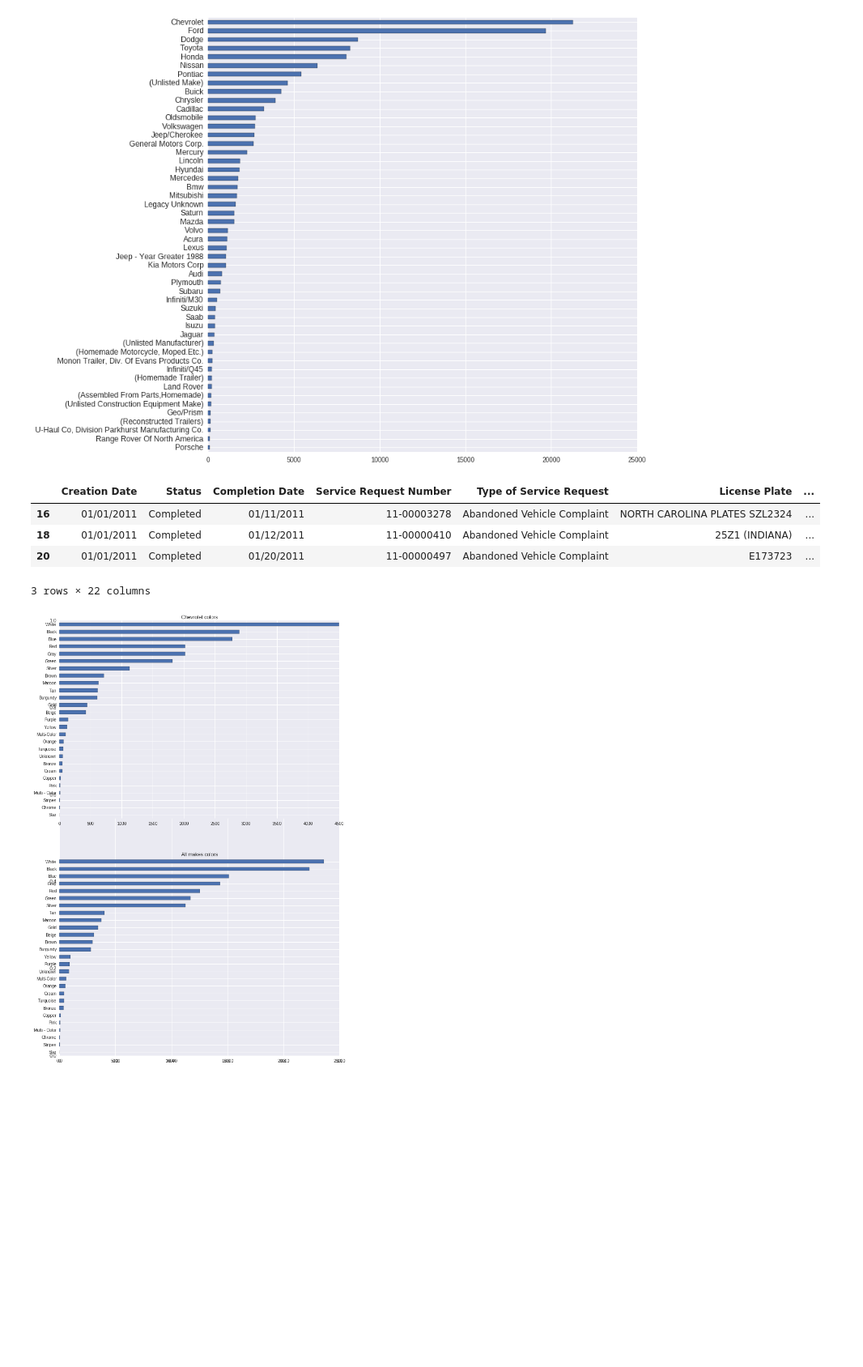
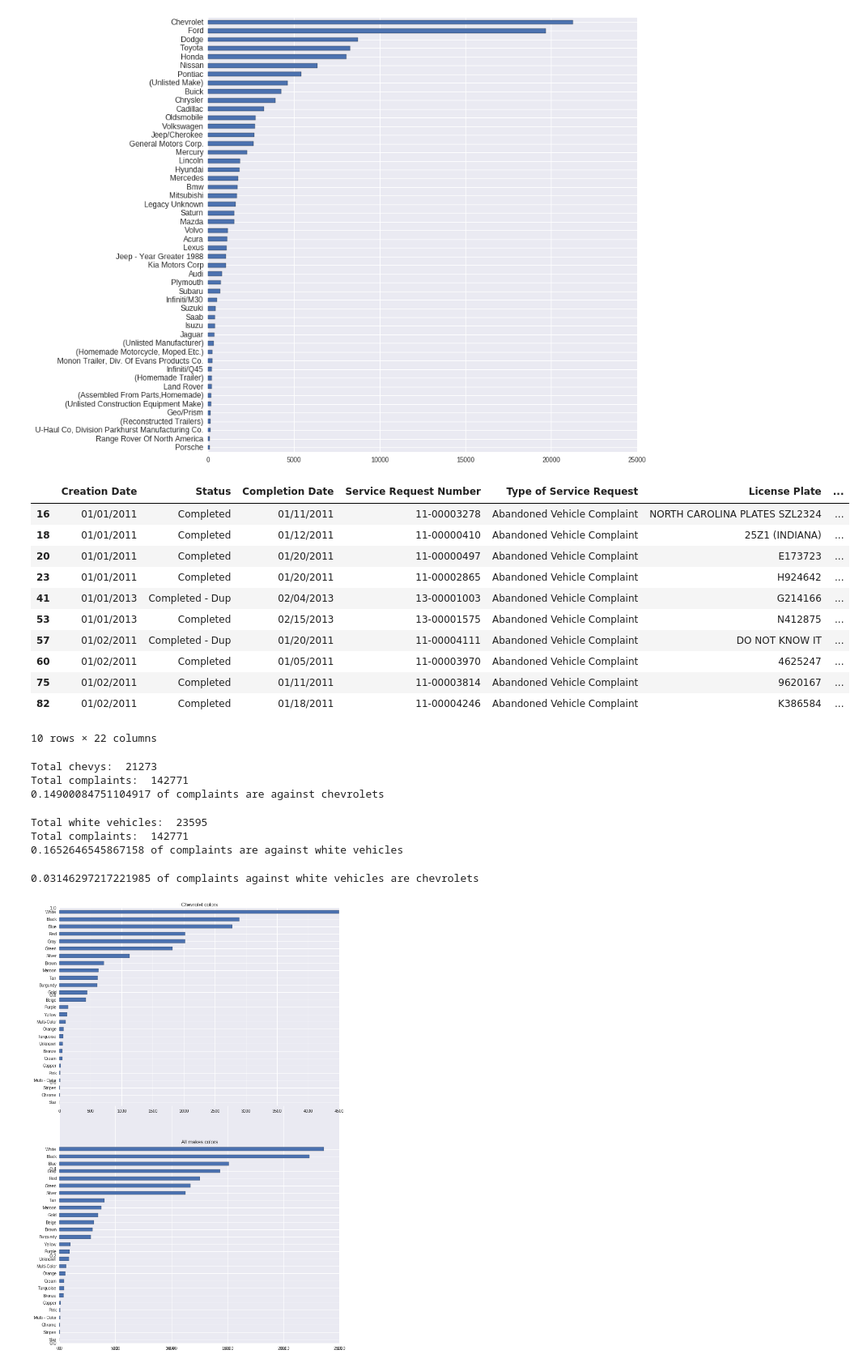
Before and after one commit to bodowd/Chicago_311_abandoned_vehicles, a Jupyter notebook: Chicago abandoned vehicle complaints .ipynb, the cells around one changed output. Shown: that part at 81% size. Drawn from its saved outputs; the diff is of its cells as text; code cells hidden in the pictures; blank space fills up the shorter version.

```diff
--- a/Chicago abandoned vehicle complaints .ipynb
+++ b/Chicago abandoned vehicle complaints .ipynb
@@ -45,13 +59,62 @@ makes_of_vehicles_counts[0:50].plot.barh()
 plt.gca().invert_yaxis()
 # %% [output]
 [figure]
-# %%
-# select only Chevrolet complaints
-chevrolet_complaints = df[df['Vehicle Make/Model'] == "Chevrolet"]
-# %% [output]
-|  | Creation Date | Status | Completion Date | Service Request Number | Type of Service Request | License Plate | ... |
-| 16 | 01/01/2011 | Completed | 01/11/2011 | 11-00003278 | Abandoned Vehicle Complaint | NORTH CAROLINA PLATES SZL2324 | ... |
-| 18 | 01/01/2011 | Completed | 01/12/2011 | 11-00000410 | Abandoned Vehicle Complaint | 25Z1 (INDIANA) | ... |
-| 20 | 01/01/2011 | Completed | 01/20/2011 | 11-00000497 | Abandoned Vehicle Complaint | E173723 | ... |
-3 rows × 22 columns
+# %%
+# select only Chevrolet complaints
+chevrolet_complaints = makes_of_vehicles == "Chevrolet"
+
+# select white vehicles
+white_vehicles = df['Vehicle Color'] == "White"
+
+# select white chevrolets
+white_chevrolets = df[chevrolet_complaints & white_vehicles]
+
+# white_chevrolets[:10]
+
+df[chevrolet_complaints][:10]
+# %% [output]
+|  | Creation Date | Status | Completion Date | Service Request Number | Type of Service Request | License Plate | ... |
+| 16 | 01/01/2011 | Completed | 01/11/2011 | 11-00003278 | Abandoned Vehicle Complaint | NORTH CAROLINA PLATES SZL2324 | ... |
+| 18 | 01/01/2011 | Completed | 01/12/2011 | 11-00000410 | Abandoned Vehicle Complaint | 25Z1 (INDIANA) | ... |
+| 20 | 01/01/2011 | Completed | 01/20/2011 | 11-00000497 | Abandoned Vehicle Complaint | E173723 | ... |
+| 23 | 01/01/2011 | Completed | 01/20/2011 | 11-00002865 | Abandoned Vehicle Complaint | H924642 | ... |
+| 41 | 01/01/2013 | Completed - Dup | 02/04/2013 | 13-00001003 | Abandoned Vehicle Complaint | G214166 | ... |
+| 53 | 01/01/2013 | Completed | 02/15/2013 | 13-00001575 | Abandoned Vehicle Complaint | N412875 | ... |
+| 57 | 01/02/2011 | Completed - Dup | 01/20/2011 | 11-00004111 | Abandoned Vehicle Complaint | DO NOT KNOW IT | ... |
+| 60 | 01/02/2011 | Completed | 01/05/2011 | 11-00003970 | Abandoned Vehicle Complaint | 4625247 | ... |
+| 75 | 01/02/2011 | Completed | 01/11/2011 | 11-00003814 | Abandoned Vehicle Complaint | 9620167 | ... |
+| 82 | 01/02/2011 | Completed | 01/18/2011 | 11-00004246 | Abandoned Vehicle Complaint | K386584 | ... |
+10 rows × 22 columns
+# %%
+num_of_chevrolets = len(df[chevrolet_complaints])
+
+proportion_all_chevrolets = num_of_chevrolets/len(df)
+
+print('Total chevys: ' , num_of_chevrolets)
+print('Total complaints: ', len(df))
+
+print('{} of complaints are against chevrolets'.format(proportion_all_chevrolets))
+# %% [output]
+Total chevys:  21273
+Total complaints:  142771
+0.14900084751104917 of complaints are against chevrolets
+# %%
+num_of_white_vehicles = len(df[white_vehicles])
+
+proportion_of_white_vehicles = num_of_white_vehicles/len(df)
+
+print('Total white vehicles: ', num_of_white_vehicles)
+print('Total complaints: ', len(df))
+print('{} of complaints are against white vehicles'.format(proportion_of_white_vehicles))
+# %% [output]
+Total white vehicles:  23595
+Total complaints:  142771
+0.1652646545867158 of complaints are against white vehicles
+# %%
+num_of_white_chevrolets = len(white_chevrolets)
+num_of_white_vehicles_total = len(white_vehicles)
+proportion_white_chevrolets = num_of_white_chevrolets/num_of_white_vehicles_total
+print('{} of complaints against white vehicles are chevrolets'.format(proportion_white_chevrolets))
+# %% [output]
+0.03146297217221985 of complaints against white vehicles are chevrolets
 # %%
```
Also changed, not shown: parts of 4 cells of this notebook.
